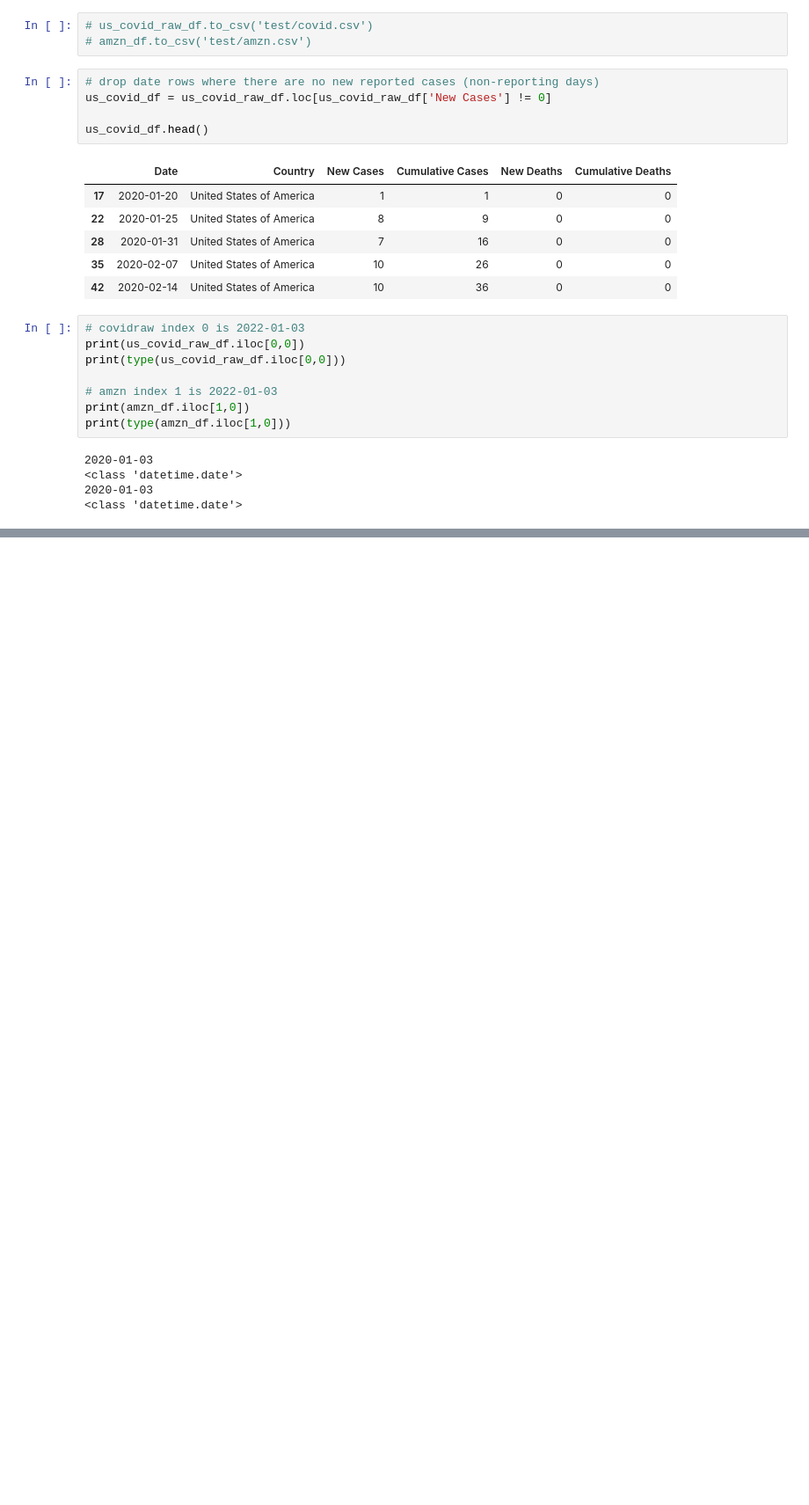
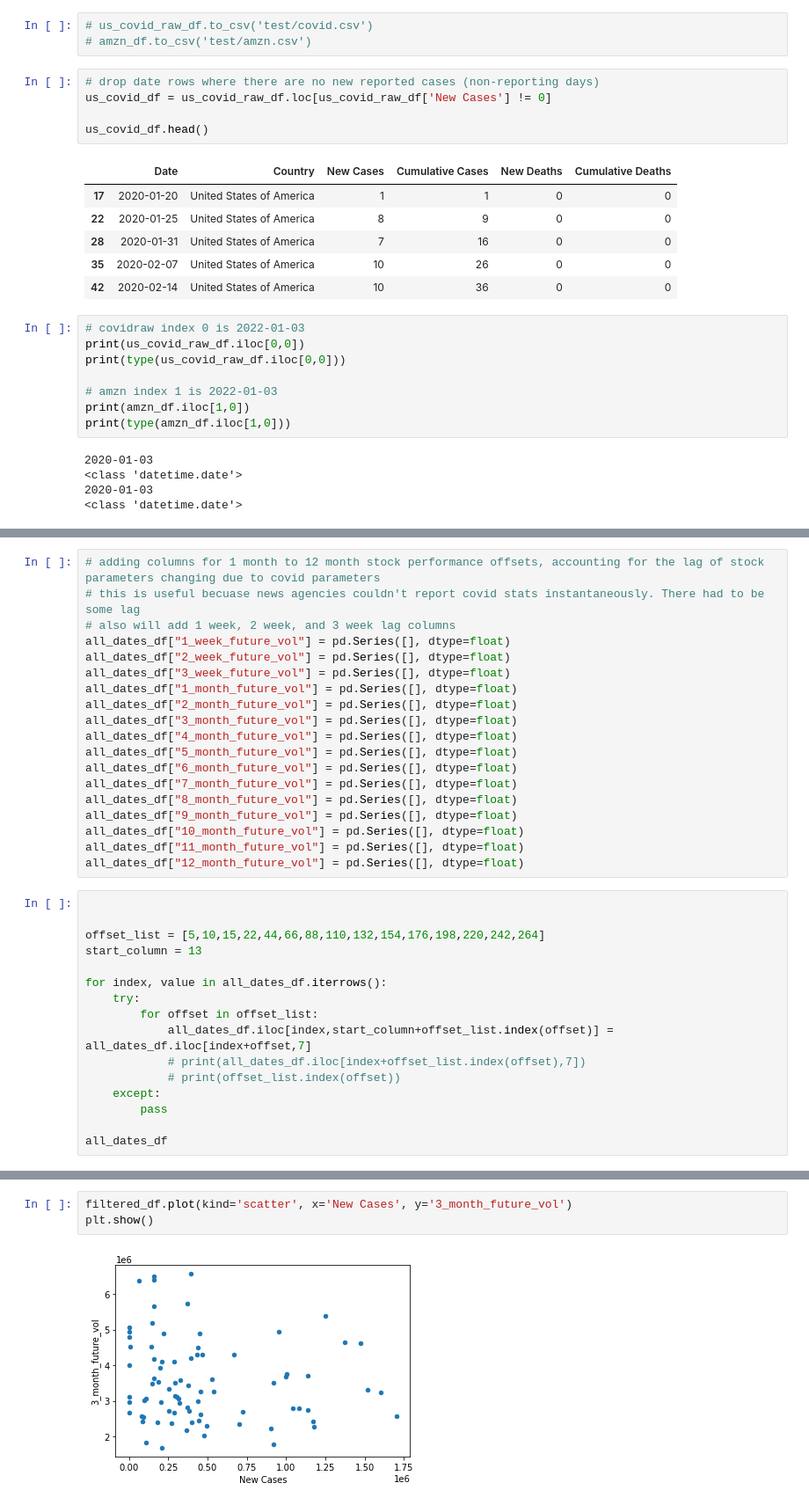
Before and after one commit to lamotteBootcamp/Amazon_profit_analysis_in_Covid_pandemic, a Jupyter notebook: Sam/amazondataclean.ipynb, the cells around one changed output, grey strips where cells are left out. Shown: that part at 88% size. Drawn from its saved outputs; the diff is of its cells as text; blank space fills up the shorter version.

Commit message:
figured out adding offset columns

```diff
--- a/Sam/amazondataclean.ipynb
+++ b/Sam/amazondataclean.ipynb
@@ -102,0 +106,35 @@ filtered_df.head()
+# %%
+# adding columns for 1 month to 12 month stock performance offsets, accounting for the lag of stock parameters changing due to covid parameters
+# this is useful becuase news agencies couldn't report covid stats instantaneously. There had to be some lag
+# also will add 1 week, 2 week, and 3 week lag columns
+all_dates_df["1_week_future_vol"] = pd.Series([], dtype=float)
+all_dates_df["2_week_future_vol"] = pd.Series([], dtype=float)
+all_dates_df["3_week_future_vol"] = pd.Series([], dtype=float)
+all_dates_df["1_month_future_vol"] = pd.Series([], dtype=float)
+all_dates_df["2_month_future_vol"] = pd.Series([], dtype=float)
+all_dates_df["3_month_future_vol"] = pd.Series([], dtype=float)
+all_dates_df["4_month_future_vol"] = pd.Series([], dtype=float)
+all_dates_df["5_month_future_vol"] = pd.Series([], dtype=float)
+all_dates_df["6_month_future_vol"] = pd.Series([], dtype=float)
+all_dates_df["7_month_future_vol"] = pd.Series([], dtype=float)
+all_dates_df["8_month_future_vol"] = pd.Series([], dtype=float)
+all_dates_df["9_month_future_vol"] = pd.Series([], dtype=float)
+all_dates_df["10_month_future_vol"] = pd.Series([], dtype=float)
+all_dates_df["11_month_future_vol"] = pd.Series([], dtype=float)
+all_dates_df["12_month_future_vol"] = pd.Series([], dtype=float)
+# %%
+
+
+offset_list = [5,10,15,22,44,66,88,110,132,154,176,198,220,242,264]
+start_column = 13
+
+for index, value in all_dates_df.iterrows():
+    try:
+        for offset in offset_list:
+            all_dates_df.iloc[index,start_column+offset_list.index(offset)] = all_dates_df.iloc[index+offset,7]
+            # print(all_dates_df.iloc[index+offset_list.index(offset),7])
+            # print(offset_list.index(offset))
+    except:
+        pass
+
+all_dates_df
@@ -102,0 +173,5 @@ filtered_df.head()
+# %%
+filtered_df.plot(kind='scatter', x='New Cases', y='3_month_future_vol')
+plt.show()
+# %% [output]
+[figure, added]
```
Also changed, not shown: parts of 5 cells of this notebook.
